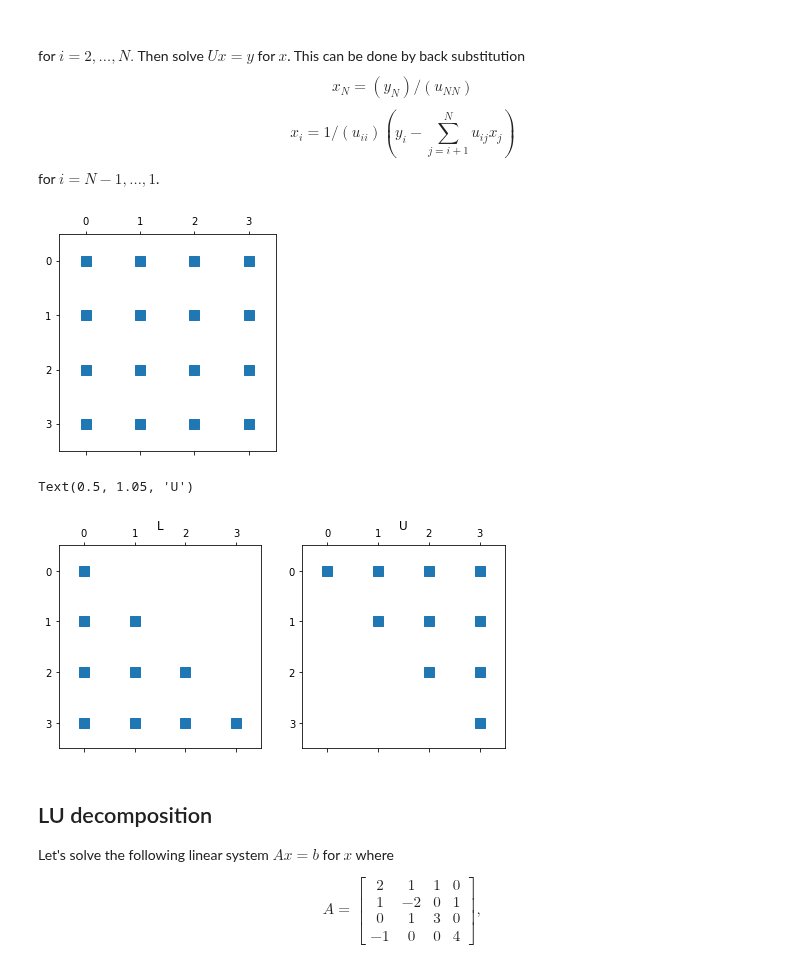
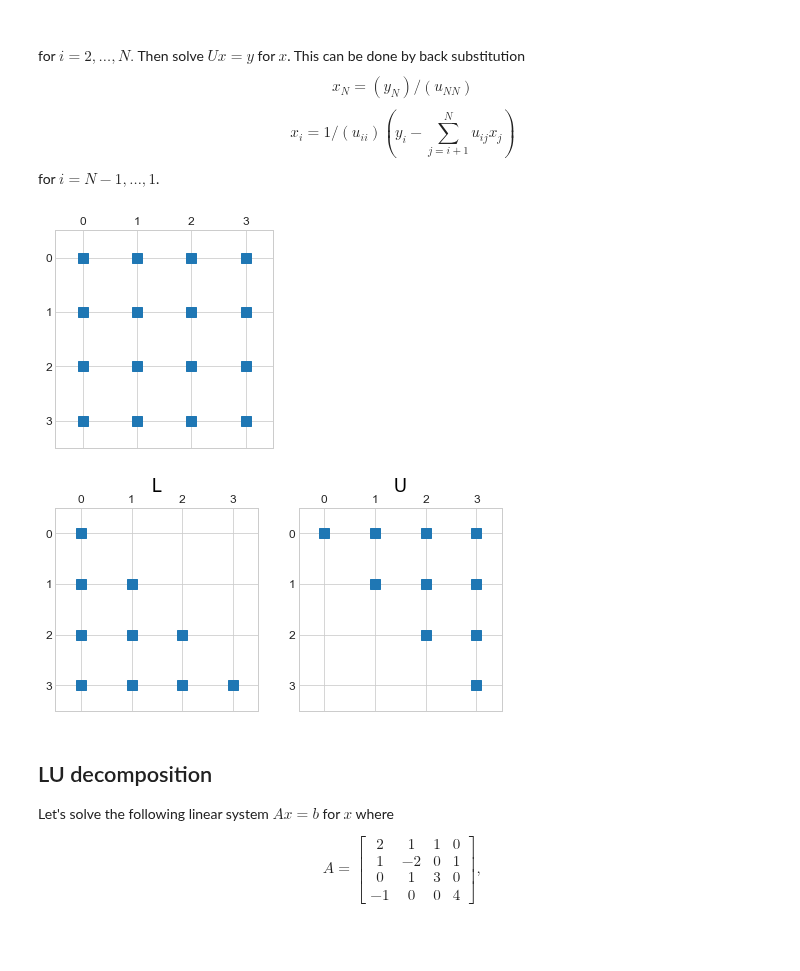
Before and after one commit to HatefDastour/Notes, a Jupyter notebook: Numerical_Analysis/Linear_Systems.ipynb, the cells around one changed output. Drawn from its saved outputs; the diff is of its cells as text; code cells hidden in the pictures; blank space fills up the shorter version.

```diff
--- a/Numerical_Analysis/Linear_Systems.ipynb
+++ b/Numerical_Analysis/Linear_Systems.ipynb
@@ -5,3 +1,23 @@ import scipy.linalg as linalg
+# %%
+import numpy as np
+import pandas as pd
+import scipy.sparse as sps
+import scipy.linalg as linalg
+
+# Plots
+
+import matplotlib.pyplot as plt
+from matplotlib.patches import Ellipse, Polygon
+
+# plt setting
+plt.style.use('seaborn-whitegrid')
+plt.rcParams['axes.labelsize'] = 14
+plt.rcParams['xtick.labelsize'] = 12
+plt.rcParams['ytick.labelsize'] = 12
+plt.rcParams['text.color'] = 'k'
+%matplotlib inline
+import warnings
+warnings.filterwarnings("ignore")
 # %% [markdown]
 # Linear systems
 
@@ -23,23 +39,21 @@ for $i=N-1, \ldots, 1$.
 A = np.array([ [7, 3, -1, 2], [3, 8, 1, -4], [-1, 1, 4, -1], [2, -4, -1, 6] ])
 # %%
 M = sps.csr_matrix(A)
-plt.spy(M)
-plt.show()
+_ = plt.spy(M)
 # %% [output]
-[figure, old version]
+[figure, new version]
 # %%
 P, L, U = linalg.lu(A)
 # %%
-plt.figure(figsize = (8, 4))
-plt.subplot(121)
-plt.spy(sps.csr_matrix(L))
-plt.title('L')
-plt.subplot(122)
-plt.spy(sps.csr_matrix(U))
-plt.title('U')
+_ = plt.figure(figsize = (8, 4))
+_ = plt.subplot(121)
+_ = plt.spy(sps.csr_matrix(L))
+_ = plt.title('L', fontsize=18)
+_ = plt.subplot(122)
+_ = plt.spy(sps.csr_matrix(U))
+_ = plt.title('U', fontsize=18)
 # %% [output]
-Text(0.5, 1.05, 'U')
-[figure, old version]
+[figure, new version]
 # %% [markdown]
 ## LU decomposition
 
```
Also changed, not shown: parts of 6 cells of this notebook, 4 other files.
